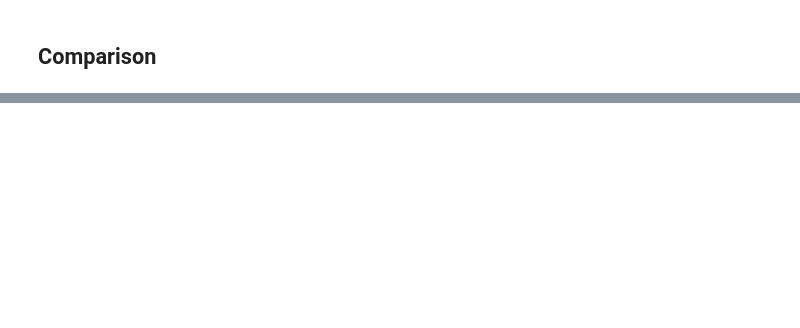
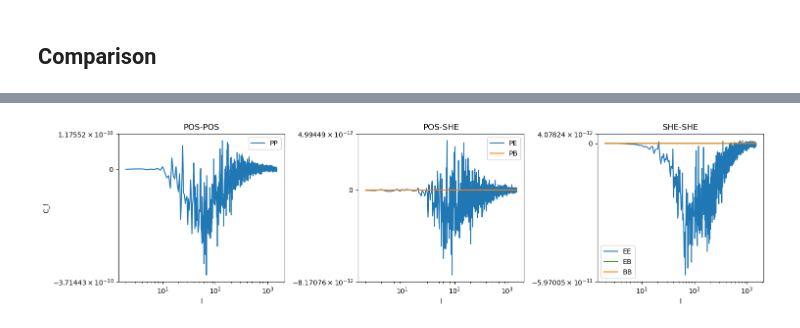
Before and after one commit to JaimeRZP/GLASS_cov_challenge, a Jupyter notebook: unmixing_comparison.ipynb, the cells around one changed output, grey strips where cells are left out. Cells and saved outputs as stored; diff of their text form; code cells hidden in the pictures; blank space fills up the shorter version.

```diff
--- a/unmixing_comparison.ipynb
+++ b/unmixing_comparison.ipynb
@@ -161,3 +184,44 @@ plt.show()
+# %%
+mask = hp.read_map(f"{mask_type}/mask.fits")
+fsky=np.sum(mask)/len(mask)
+# %%
+# Create a figure with 1 row and 3 columns of subplots
+fig, axs = plt.subplots(1, 3, figsize=(15, 4))  # 1 row, 3 columns
+
+# POS POS
+axs[0].plot(l[2:], (l[2:]*cls_m[("POS", "POS", 1, 1)].array[2:]-fsky*l[2:]*_theory_cls[("POS", "POS", 1, 1)].array[2:])/fsky*l[2:]*_theory_cls[("POS", "POS", 1, 1)].array[2:], color='C0', label='PP')
+axs[0].legend()
+axs[0].set_title("POS-POS")
+axs[0].set_xscale('log')
+axs[0].set_yscale('symlog')
+axs[0].set_xlabel("l")
+axs[0].set_ylabel("C_l")
+
+# POS SHE
+axs[1].plot(l[2:], (l[2:]*cls_m[("POS", "SHE", 1, 1)].array[0][2:]-fsky*l[2:]*_theory_cls[("POS", "SHE", 1, 1)].array[0][2:])/fsky*l[2:]*_theory_cls[("POS", "SHE", 1, 1)].array[0][2:], color='C0', label='PE')
+axs[1].plot(l[2:], (l[2:]*cls_m[("POS", "SHE", 1, 1)].array[1][2:]-fsky*l[2:]*_theory_cls[("POS", "SHE", 1, 1)].array[1][2:])/fsky*l[2:]*_theory_cls[("POS", "SHE", 1, 1)].array[1][2:], color='C1', label='PB')
+axs[1].legend()
+axs[1].set_title("POS-SHE")
+axs[1].set_xscale('log')
+axs[1].set_yscale('symlog')
+axs[1].set_xlabel("l")
+
+# SHE SHE
+axs[2].plot(l[2:], (l[2:]*cls_m[("SHE", "SHE", 1, 1)].array[0, 0][2:]-fsky*l[2:]*_theory_cls[("SHE", "SHE", 1, 1)].array[0, 0][2:])/fsky*l[2:]*_theory_cls[("SHE", "SHE", 1, 1)].array[0, 0][2:], color='C0', label='EE')
+axs[2].plot(l[2:], (l[2:]*cls_m[("SHE", "SHE", 1, 1)].array[0, 1][2:]-fsky*l[2:]*_theory_cls[("SHE", "SHE", 1, 1)].array[0, 1][2:])/fsky*l[2:]*_theory_cls[("SHE", "SHE", 1, 1)].array[0, 1][2:], color='C2', label='EB')
+axs[2].plot(l[2:], (l[2:]*cls_m[("SHE", "SHE", 1, 1)].array[1, 1][2:]-fsky*l[2:]*_theory_cls[("SHE", "SHE", 1, 1)].array[1, 1][2:])/fsky*l[2:]*_theory_cls[("SHE", "SHE", 1, 1)].array[1, 1][2:], color='C1', label='BB')
+axs[2].legend()
+axs[2].set_title("SHE-SHE")
+axs[2].set_xscale('log')
+axs[2].set_yscale('symlog')
+#axs[2].set_yscale('symlog', linthresh=5e-10)
+axs[2].set_xlabel("l")
+
+# Adjust layout
+plt.tight_layout()
+plt.show()
+# %% [output]
+[figure, added]
 # %%
 path = f"./{mask_type}/"
 inv_cls = {}
```
Also changed, not shown: parts of 15 cells of this notebook, 5 other files.
